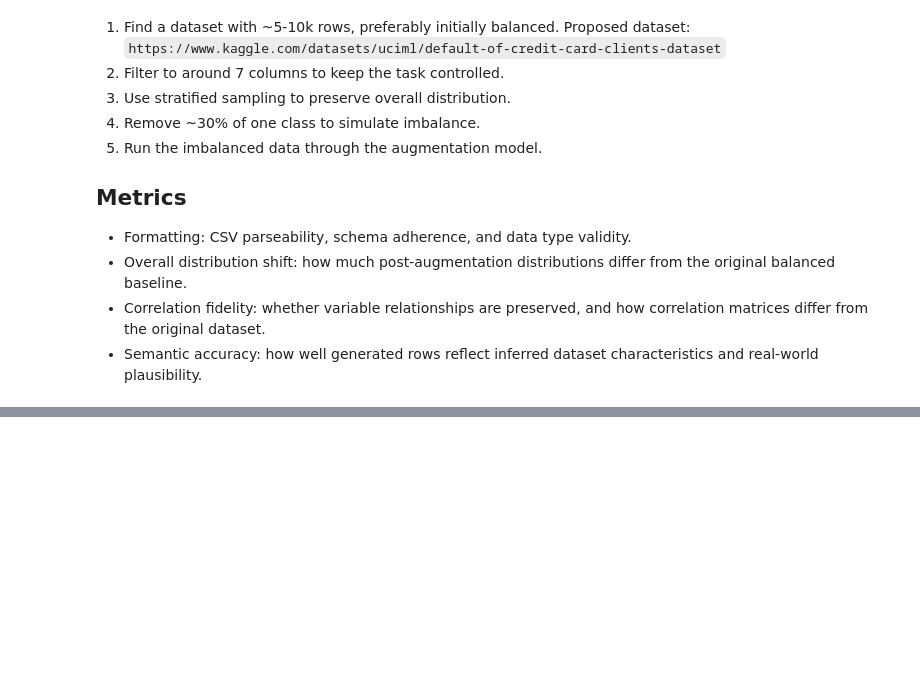
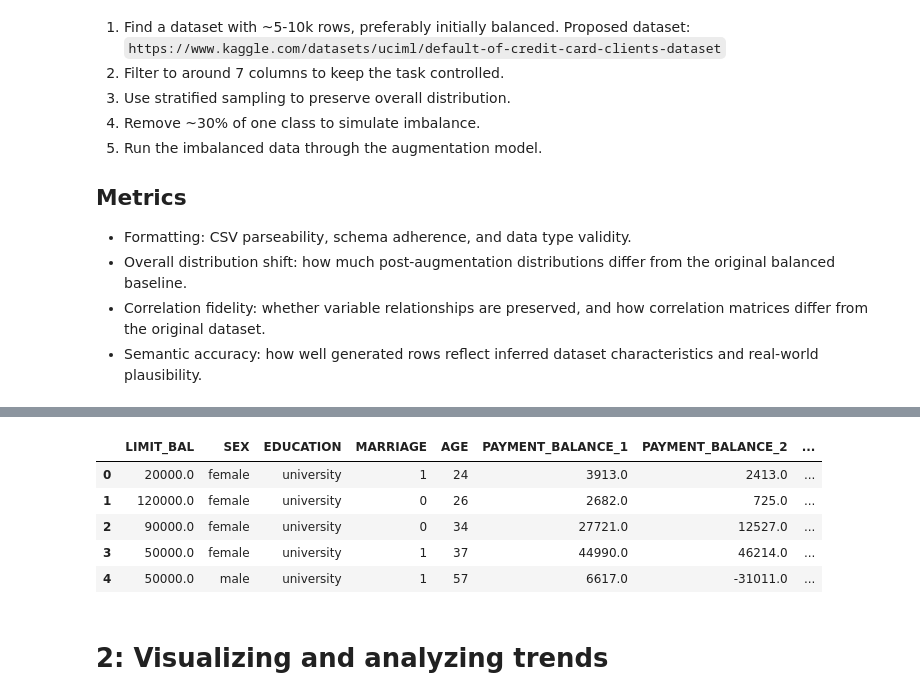
Before and after one commit to sydneycally-inclane-2812/gen-ai-prompt-evaluation, a Jupyter notebook: building-dataset.ipynb, the cells around one changed output, grey strips where cells are left out. Drawn from its saved outputs; the diff is of its cells as text; code cells hidden in the pictures; blank space fills up the shorter version.

Commit message:
building the dataset

```diff
--- a/building-dataset.ipynb
+++ b/building-dataset.ipynb
@@ -45,0 +106,58 @@ Proposed dataset: `https://www.kaggle.com/datasets/uciml/default-of-credit-card-
+# %%
+# Build a cleaned version of the dataset based on the rules above.
+working = df.copy()
+
+# Standardize target column name.
+working = working.rename(columns={"default.payment.next.month": "DEFAULT"})
+
+# Keep only valid classes for EDUCATION and MARRIAGE.
+working = working[working["EDUCATION"].isin([1, 2, 3, 4])]
+working = working[working["MARRIAGE"].isin([1, 2])]
+
+# Map coded values to readable categories.
+working["SEX"] = working["SEX"].map({1: "male", 2: "female"})
+working["EDUCATION"] = working["EDUCATION"].map({
+    1: "graduate",
+    2: "university",
+    3: "high school",
+    4: "others"
+})
+
+# Keep MARRIAGE as binary (married=1, single=0).
+working["MARRIAGE"] = working["MARRIAGE"].map({1: 1, 2: 0})
+
+# Create PAYMENT_BALANCE_i = PAY_AMTi - BILL_AMTi for i in 1..6.
+for i in range(1, 7):
+    working[f"PAYMENT_BALANCE_{i}"] = working[f"BILL_AMT{i}"] - working[f"PAY_AMT{i}"]
+
+# Select final columns for modeling/augmentation.
+final_columns = [
+    "LIMIT_BAL",
+    "SEX",
+    "EDUCATION",
+    "MARRIAGE",
+    "AGE",
+    "PAYMENT_BALANCE_1",
+    "PAYMENT_BALANCE_2",
+    "PAYMENT_BALANCE_3",
+    "PAYMENT_BALANCE_4",
+    "PAYMENT_BALANCE_5",
+    "PAYMENT_BALANCE_6",
+    "DEFAULT",
+]
+
+clean_df = working[final_columns].dropna().reset_index(drop=True)
+
+clean_df.head()
+clean_df.shape
+
+clean_df.head()
+# %% [output]
+|  | LIMIT_BAL | SEX | EDUCATION | MARRIAGE | AGE | PAYMENT_BALANCE_1 | PAYMENT_BALANCE_2 | ... |
+| 0 | 20000.0 | female | university | 1 | 24 | 3913.0 | 2413.0 | ... |
+| 1 | 120000.0 | female | university | 0 | 26 | 2682.0 | 725.0 | ... |
+| 2 | 90000.0 | female | university | 0 | 34 | 27721.0 | 12527.0 | ... |
+| 3 | 50000.0 | female | university | 1 | 37 | 44990.0 | 46214.0 | ... |
+| 4 | 50000.0 | male | university | 1 | 57 | 6617.0 | -31011.0 | ... |
+# %% [markdown]
+# 2: Visualizing and analyzing trends
```
Also changed, not shown: parts of 4 cells of this notebook.
